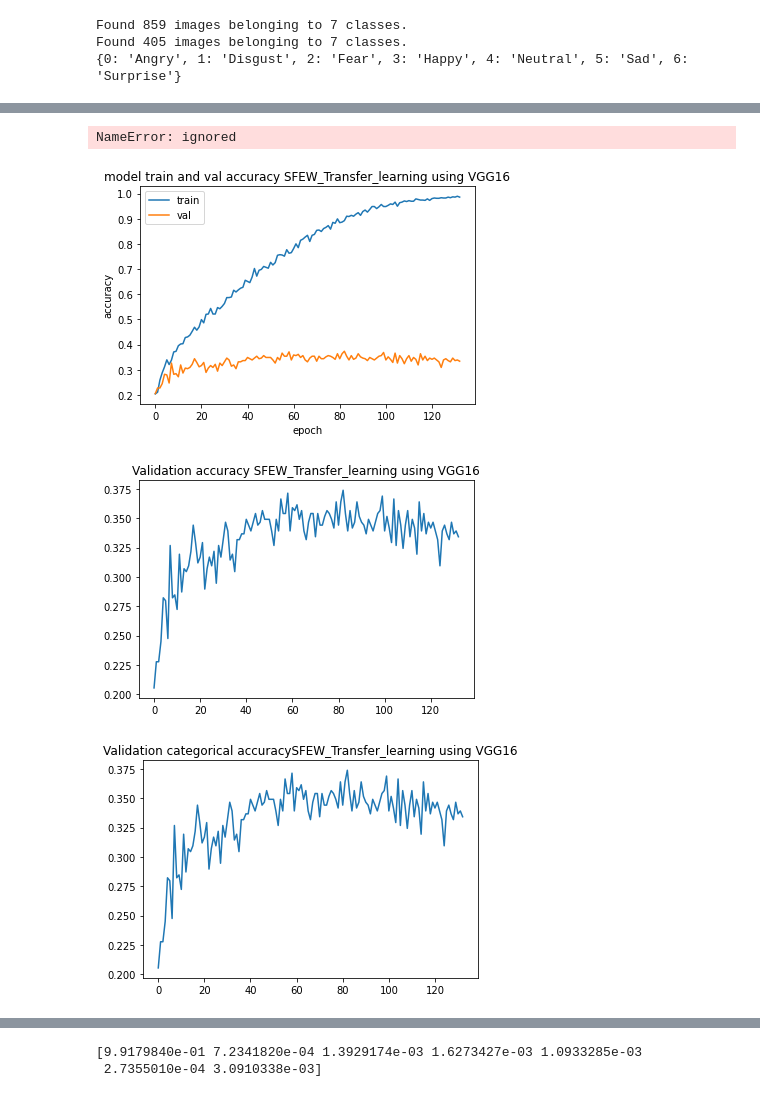
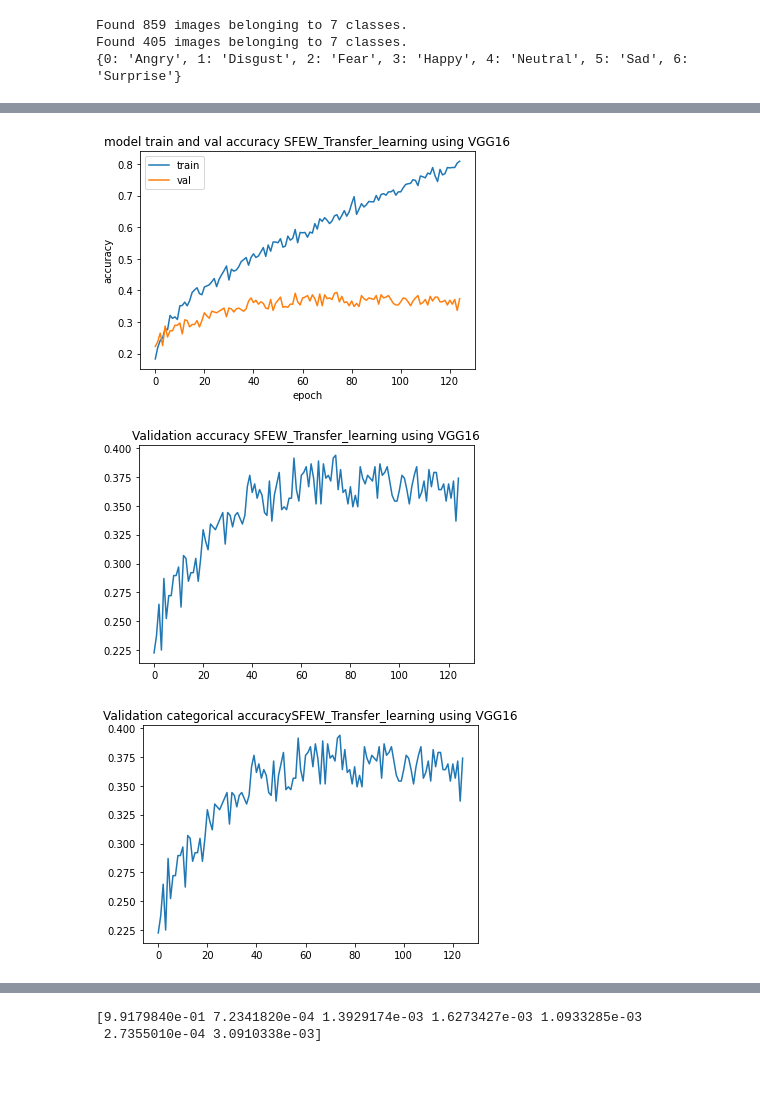
Before and after one commit to Caterina1996/SFEW_dataset, a Jupyter notebook: SFEW_TF_VGG16_dataug.ipynb, the cells around one changed output, grey strips where cells are left out. Drawn from its saved outputs; the diff is of its cells as text; code cells hidden in the pictures.

```diff
--- a/SFEW_TF_VGG16_dataug.ipynb
+++ b/SFEW_TF_VGG16_dataug.ipynb
@@ -272,7 +303,7 @@ def plot_model(history,title):
 # %%
 #batch_size=16, lr=0.00001 dropout = 0.25
 #Prueba 3 reentrenar 2 bloques convolucionales y dropout 0.5
-test_num="3"
+test_num="4"
 dir="/content/gdrive/MyDrive/TF_VGG16/Dataugmentation/"+test_num+"/"
 
 os.makedirs(dir)
@@ -285,19 +316,19 @@ batch_sz=[2,16,32,64,128]
 # batch_size=list(batch_sz).reverse()
 # print(batch_size)
 batch_size=2
-dataugmentation=False
+dataugmentation=True
 
-model3=create_model(16,0.5)
-model3.summary()
-len(model3.layers)
+model4=create_model(16,0.5)
+model4.summary()
+len(model4.layers)
 
 train_set,test_set=create_sets(dataugmentation,train_dir,test_dir,wandb.config.batch_size)
 nb_train_samples = len(train_set.filenames)
 nb_test_samples = len(test_set.filenames)
 
-history=compile_and_train(model3,wandb.config.LR,wandb.config.epochs,dir,batch_size)
-model3.save(dir+'/SFEW_TF_3.h5')
+history=compile_and_train(model4,wandb.config.LR,wandb.config.epochs,dir,batch_size)
+model4.save(dir+'/SFEW_TF_4.h5')
 title="SFEW_Transfer_learning using VGG16"
 plot_model(history,title)
-model.save("model.h5")
+model4.save("model4.h5")
 # %% [output]
@@ -338,5 +369,4 @@ Epoch 00133: early stopping
-NameError: ignored
-[figure, old version]
+[figure, new version]
-[figure, old version]
+[figure, new version]
-[figure, old version]
+[figure, new version]
 # %%
```
Also changed, not shown: parts of 17 cells of this notebook.
